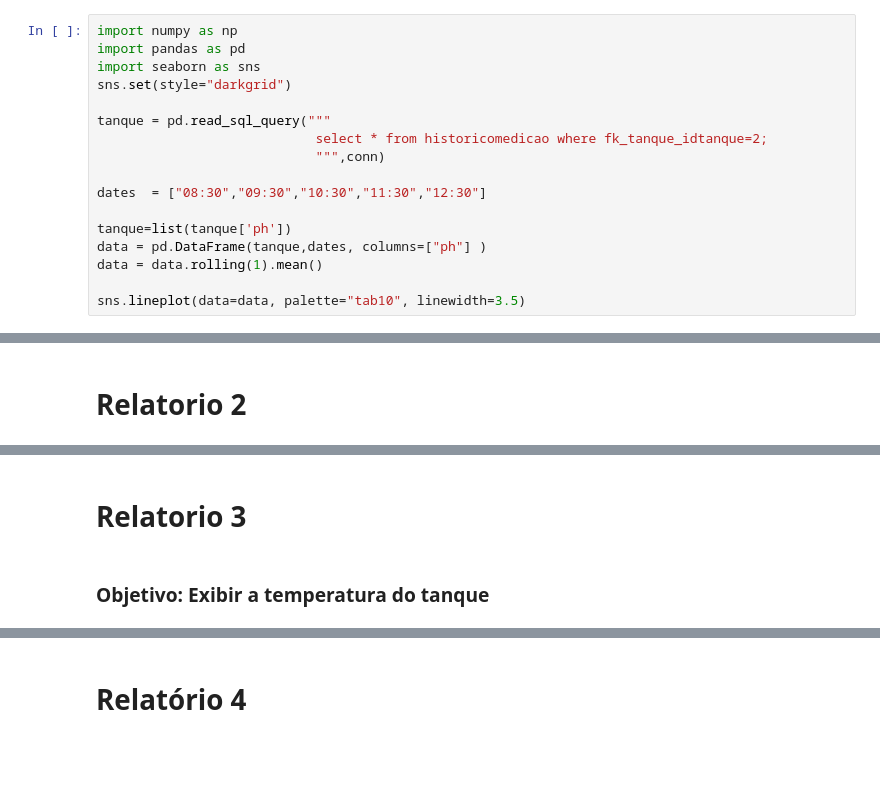
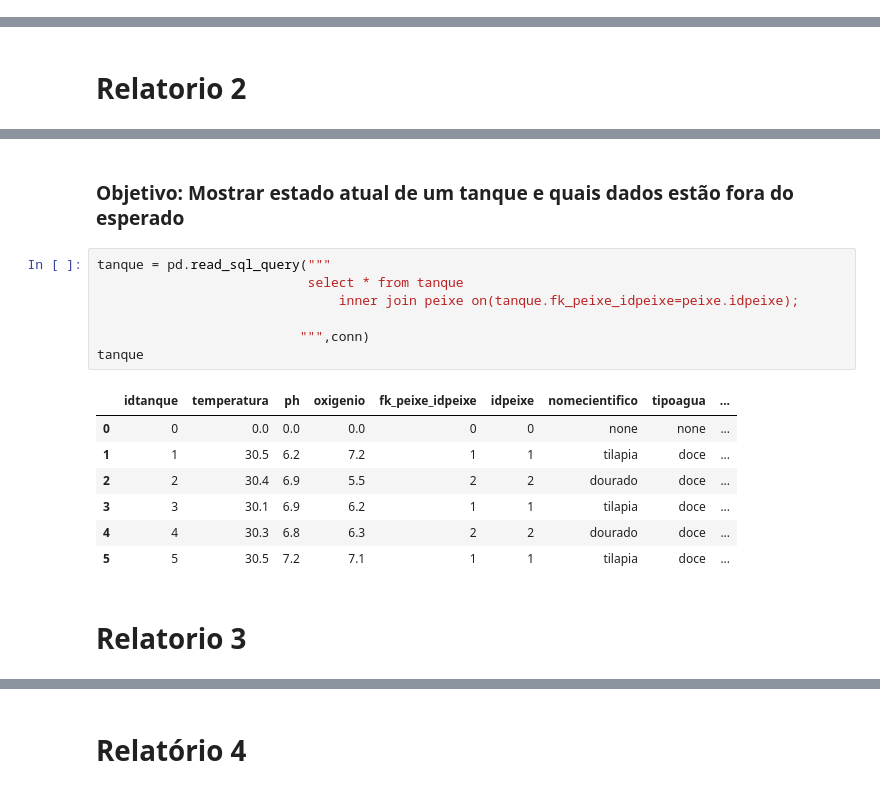
Before and after one commit to marcelogroup/trab01, a Jupyter notebook: relatorio/Relatorios.ipynb, the cells around one changed output, grey strips where cells are left out. Cells and saved outputs as stored; diff of their text form; blank space fills up the shorter version.

```diff
--- a/relatorio/Relatorios.ipynb
+++ b/relatorio/Relatorios.ipynb
@@ -53,17 +41,0 @@ conn = psycopg2.connect(host="stampy.db.elephantsql.com",database="pvunmqpv", us
-# %%
-import numpy as np
-import pandas as pd
-import seaborn as sns
-sns.set(style="darkgrid")
-
-tanque = pd.read_sql_query("""
-                            select * from historicomedicao where fk_tanque_idtanque=2;
-                            """,conn)
-
-dates  = ["08:30","09:30","10:30","11:30","12:30"]
-
-tanque=list(tanque['ph'])
-data = pd.DataFrame(tanque,dates, columns=["ph"] )
-data = data.rolling(1).mean()
-
-sns.lineplot(data=data, palette="tab10", linewidth=3.5)
@@ -88,4 +62,19 @@ sns.lineplot(data=data, palette="tab10", linewidth=3.5)
+# %% [markdown]
+### Objetivo: Mostrar estado atual de um tanque e quais dados  estão fora do esperado
+# %%
+tanque = pd.read_sql_query("""
+                           select * from tanque
+                               inner join peixe on(tanque.fk_peixe_idpeixe=peixe.idpeixe);
+
+                          """,conn)
+tanque
+# %% [output]
+|  | idtanque | temperatura | ph | oxigenio | fk_peixe_idpeixe | idpeixe | nomecientifico | tipoagua | ... |
+| 0 | 0 | 0.0 | 0.0 | 0.0 | 0 | 0 | none | none | ... |
+| 1 | 1 | 30.5 | 6.2 | 7.2 | 1 | 1 | tilapia | doce | ... |
+| 2 | 2 | 30.4 | 6.9 | 5.5 | 2 | 2 | dourado | doce | ... |
+| 3 | 3 | 30.1 | 6.9 | 6.2 | 1 | 1 | tilapia | doce | ... |
+| 4 | 4 | 30.3 | 6.8 | 6.3 | 2 | 2 | dourado | doce | ... |
+| 5 | 5 | 30.5 | 7.2 | 7.1 | 1 | 1 | tilapia | doce | ... |
 # %% [markdown]
 # Relatorio 3
-# %% [markdown]
-### Objetivo: Exibir a temperatura do tanque
```
Also changed, not shown: parts of 15 cells of this notebook.
